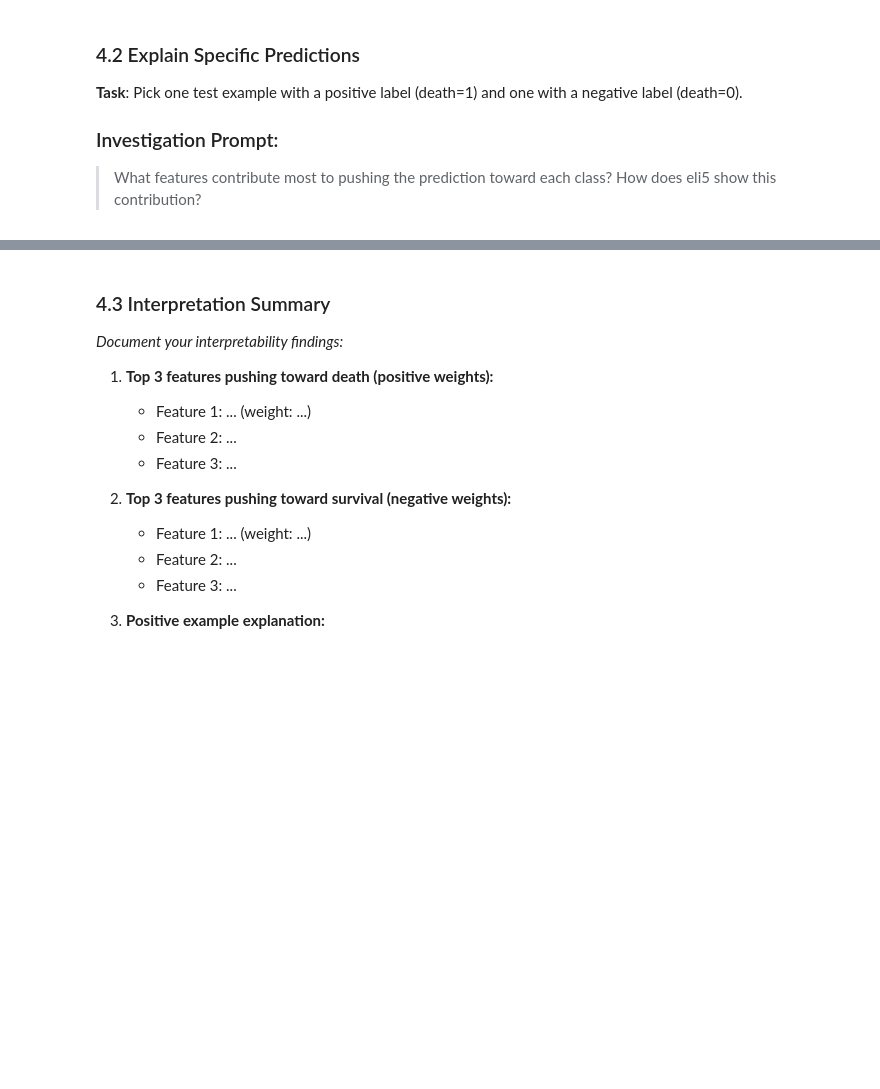
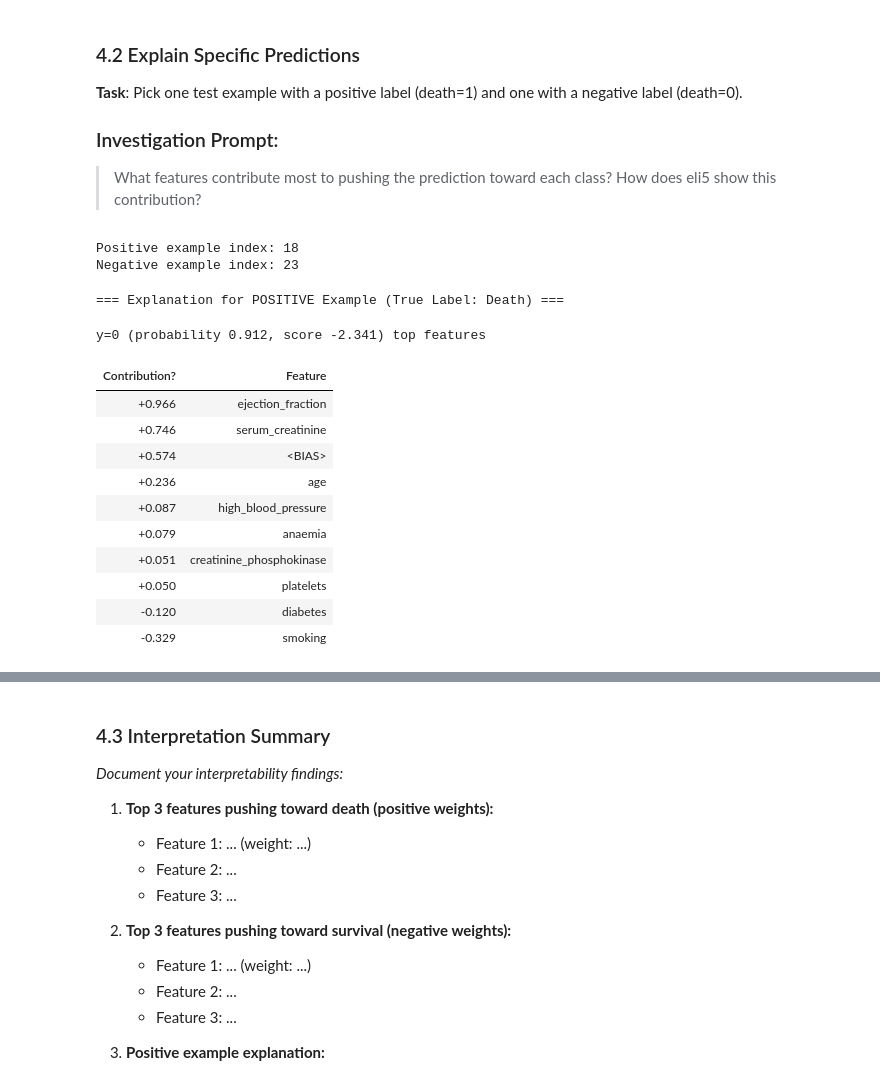
Before and after one commit to WatsonWBlair/cs667, a Jupyter notebook: Projects/Interpretability/notebooks/member_a_logistic_regression.ipynb, the cells around one changed output, grey strips where cells are left out. Saved outputs shown, nothing was run; the diff lists cells and outputs as text; code cells hidden in the pictures; blank space fills up the shorter version.

```diff
--- a/Projects/Interpretability/notebooks/member_a_logistic_regression.ipynb
+++ b/Projects/Interpretability/notebooks/member_a_logistic_regression.ipynb
@@ -181,18 +317,39 @@ print("Model and scaler saved to ../models/")
 > What features contribute most to pushing the prediction toward each class? How does eli5 show this contribution?
 # %%
 # Find indices of positive and negative examples in test set
-positive_idx = y_test[y_test == 1].index[0]  # First positive example
-negative_idx = y_test[y_test == 0].index[0]  # First negative example
-
+positive_idx = y_test[y_test == 1].index[10]  # First positive example
+negative_idx = y_test[y_test == 0].index[10]  # First negative example
+POSITIVE_EXAMPLE_IDX = 55
+NEGATIVE_EXAMPLE_IDX = 131
 print(f"Positive example index: {positive_idx}")
 print(f"Negative example index: {negative_idx}")
+# %% [output]
+Positive example index: 18
+Negative example index: 23
 # %%
 # TODO: Explain prediction for POSITIVE example (death=1)
 # Hint: Use eli5.show_prediction() with the scaled features
 
 print("=== Explanation for POSITIVE Example (True Label: Death) ===")
 # Get the row from scaled test data
 # YOUR CODE HERE
+
+pos_row = X_train_scaled[positive_idx]
+eli5.show_prediction(best_lr, pos_row, feature_names = X_train.columns.to_list())
+# %% [output]
+=== Explanation for POSITIVE Example (True Label: Death) ===
+y=0 (probability 0.912, score -2.341) top features
+| Contribution? | Feature |
+| +0.966 | ejection_fraction |
+| +0.746 | serum_creatinine |
+| +0.574 | <BIAS> |
+| +0.236 | age |
+| +0.087 | high_blood_pressure |
+| +0.079 | anaemia |
+| +0.051 | creatinine_phosphokinase |
+| +0.050 | platelets |
+| -0.120 | diabetes |
+| -0.329 | smoking |
 # %%
 # TODO: Explain prediction for NEGATIVE example (death=0)
 
```
Also changed, not shown: parts of 20 cells of this notebook, 3 other files.
